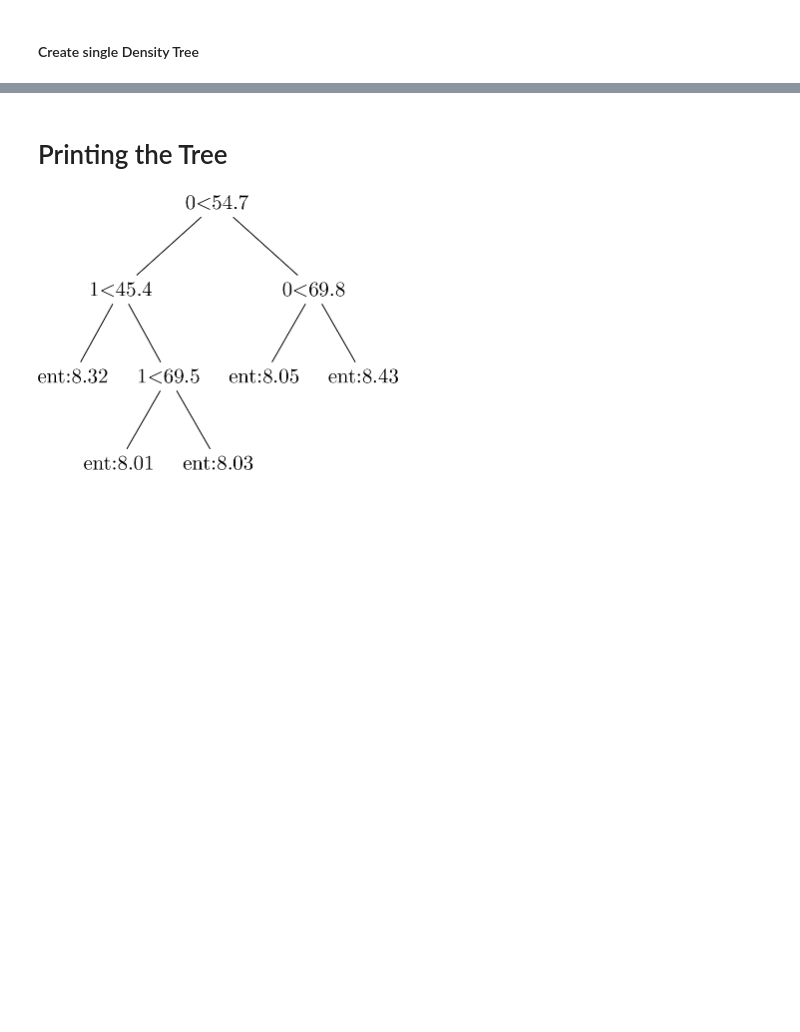
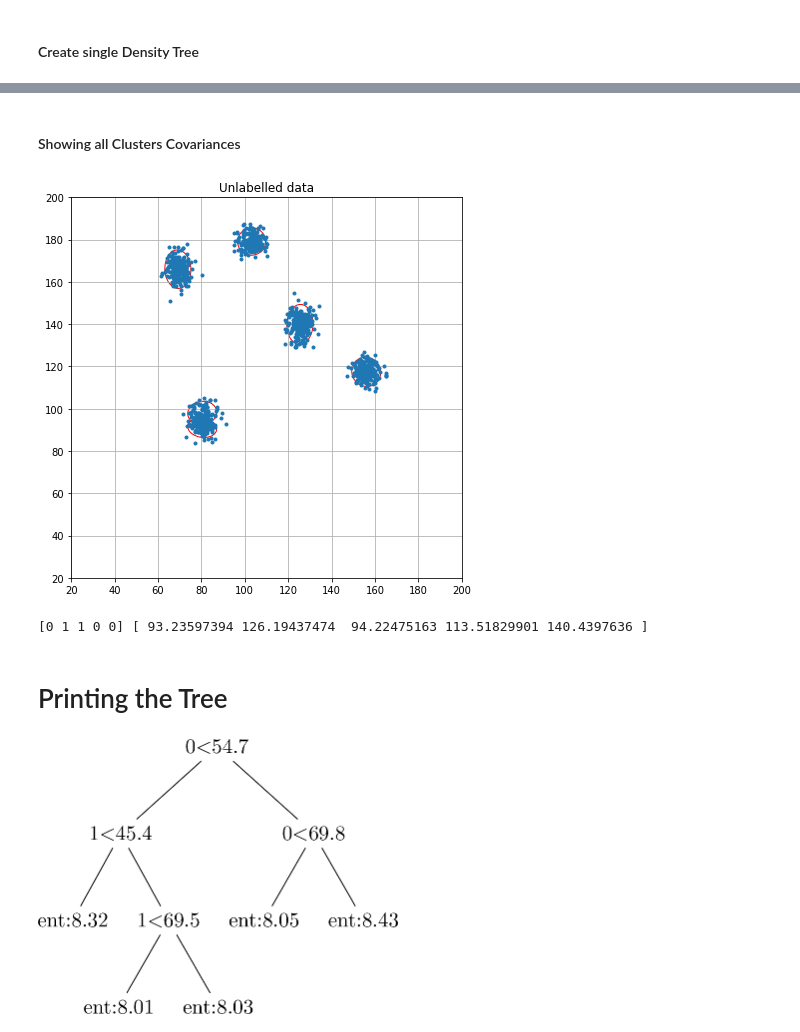
Before and after one commit to CyrilWendl/SIE-Master, a Jupyter notebook: Code/density_tree.ipynb, the cells around one changed output, grey strips where cells are left out. Saved outputs shown, nothing was run; the diff lists cells and outputs as text; code cells hidden in the pictures; blank space fills up the shorter version.

```diff
--- a/Code/density_tree.ipynb
+++ b/Code/density_tree.ipynb
@@ -84,3 +118,19 @@ print(cut_dims, cut_vals)
+# %% [markdown]
+#### Showing all Clusters Covariances
+# %%
+covs, means = get_clusters(root, [], [])
+
+if dimensions == 2:
+    fig, ax = plt.subplots(1, 1, figsize=(5,5))
+    fig.set_size_inches(7,7)
+    plot_data(dataset, "Unlabelled data", ax, labels=False, n_clusters=nclusters, covs=covs, means=means,
+              minrange = minRange, maxrange = maxRange, margin=0)
+    plt.savefig("../Figures/unlabelled-data-cov.pdf", bbox_inches='tight', pad_inches=0)
+    plt.show()
+    print(cut_dims, cut_vals)
+# %% [output]
+[figure, added]
+[0 1 1 0 0] [ 93.23597394 126.19437474  94.22475163 113.51829901 140.4397636 ]
 # %% [markdown]
 # Printing the Tree
 # %%
```
Also changed, not shown: parts of 19 cells of this notebook, 9 other files.
